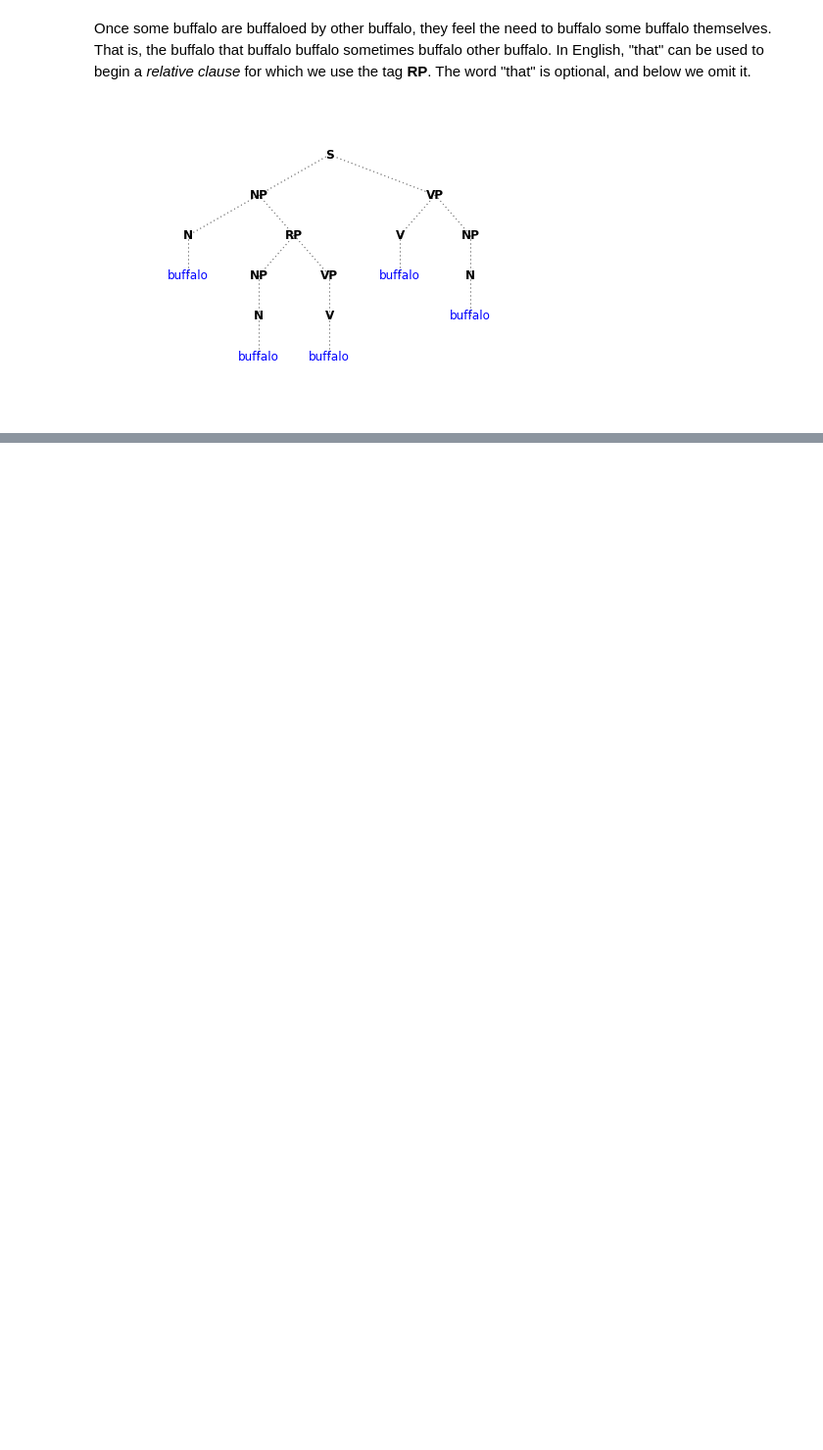
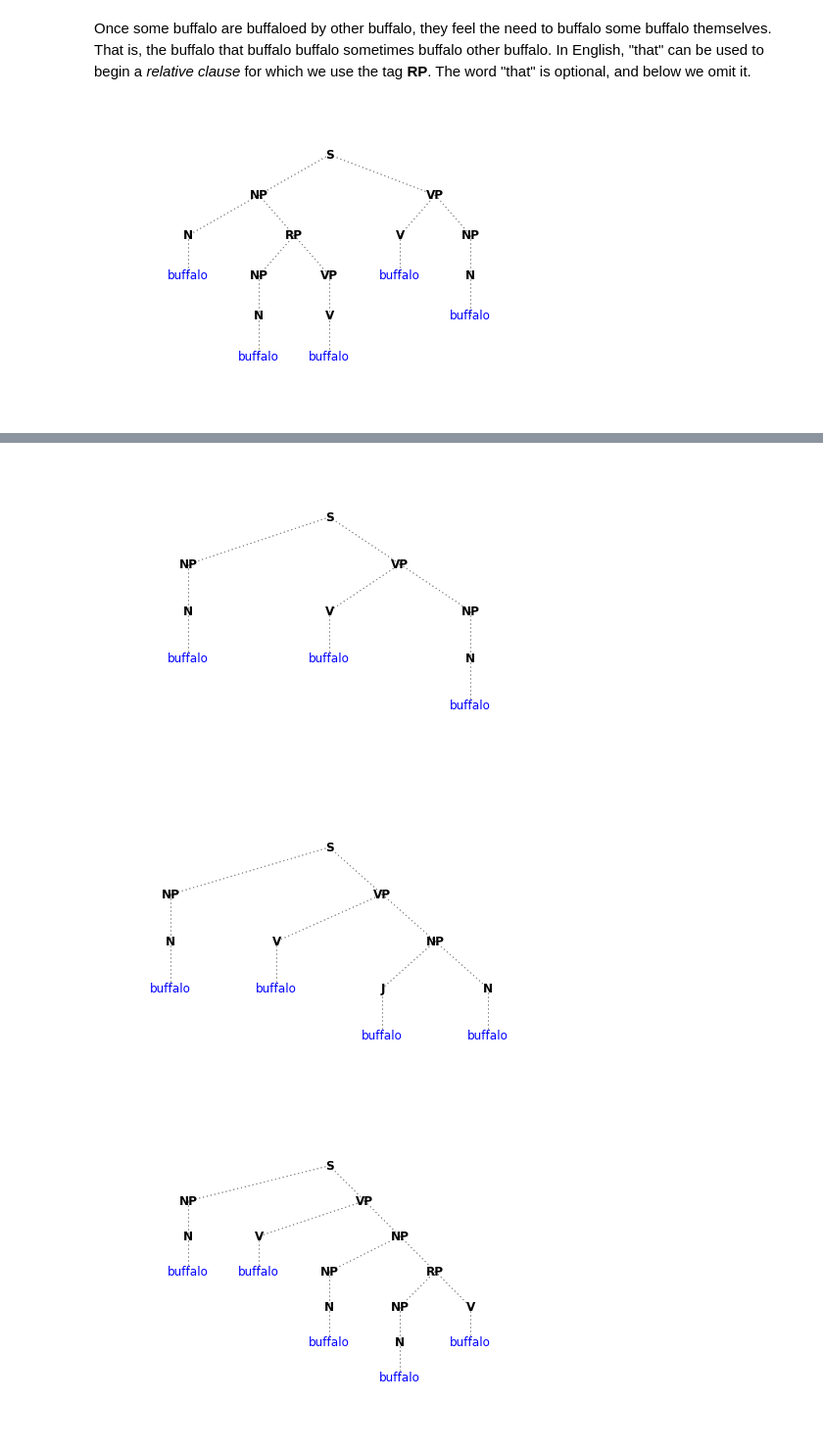
Before and after one commit to papajohn/john-denero, a Jupyter notebook: content/blog/parsing.ipynb, the cells around one changed output, grey strips where cells are left out. Shown at 98% size. Saved outputs shown, nothing was run; the diff lists cells and outputs as text; code cells hidden in the pictures; blank space fills up the shorter version.

```diff
--- a/content/blog/parsing.ipynb
+++ b/content/blog/parsing.ipynb
@@ -102,0 +188,9 @@ draw_tree(s)
+# %%
+grammar['NP'].append(['NP', 'RP'])
+grammar['RP'] = [['NP', 'V']]
+from itertools import islice
+draw_trees(islice(expand('S'), 0, 5))
+# %% [output]
+[figure, added]
+[figure, added]
+[figure, added]
```
Also changed, not shown: parts of 17 cells of this notebook, 2 other files.
